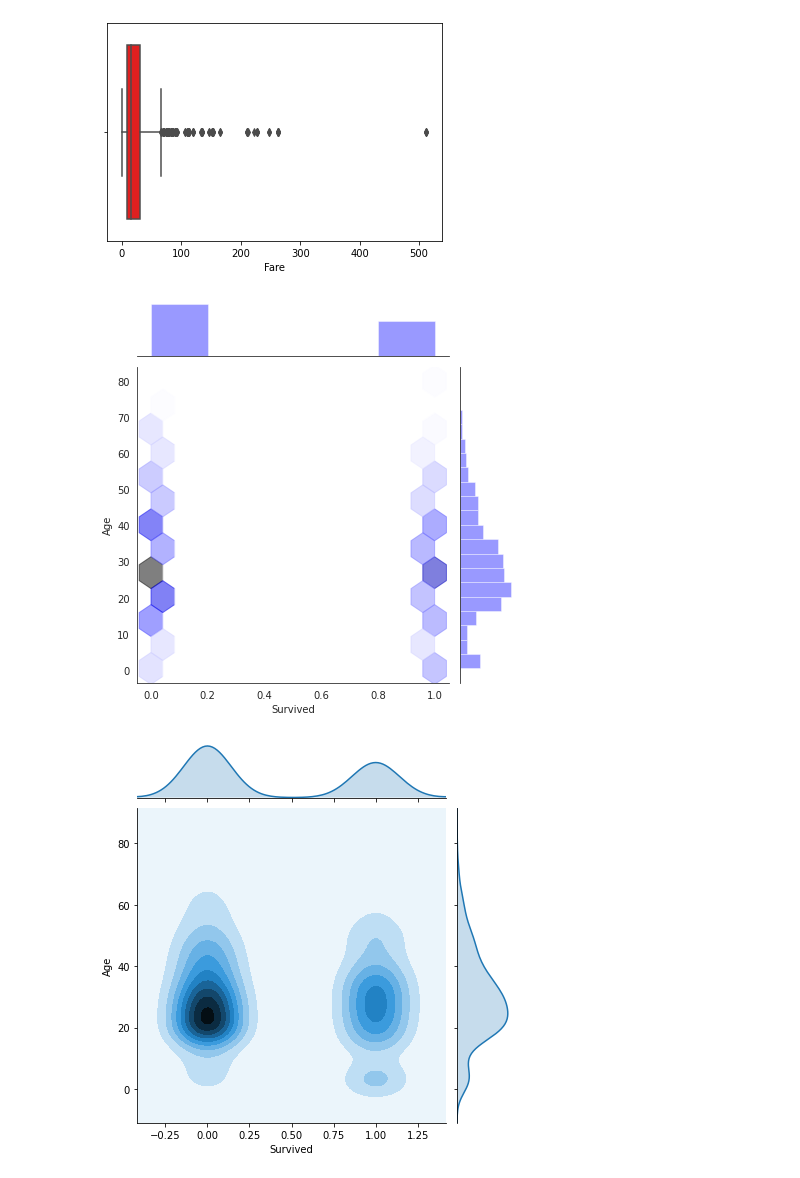
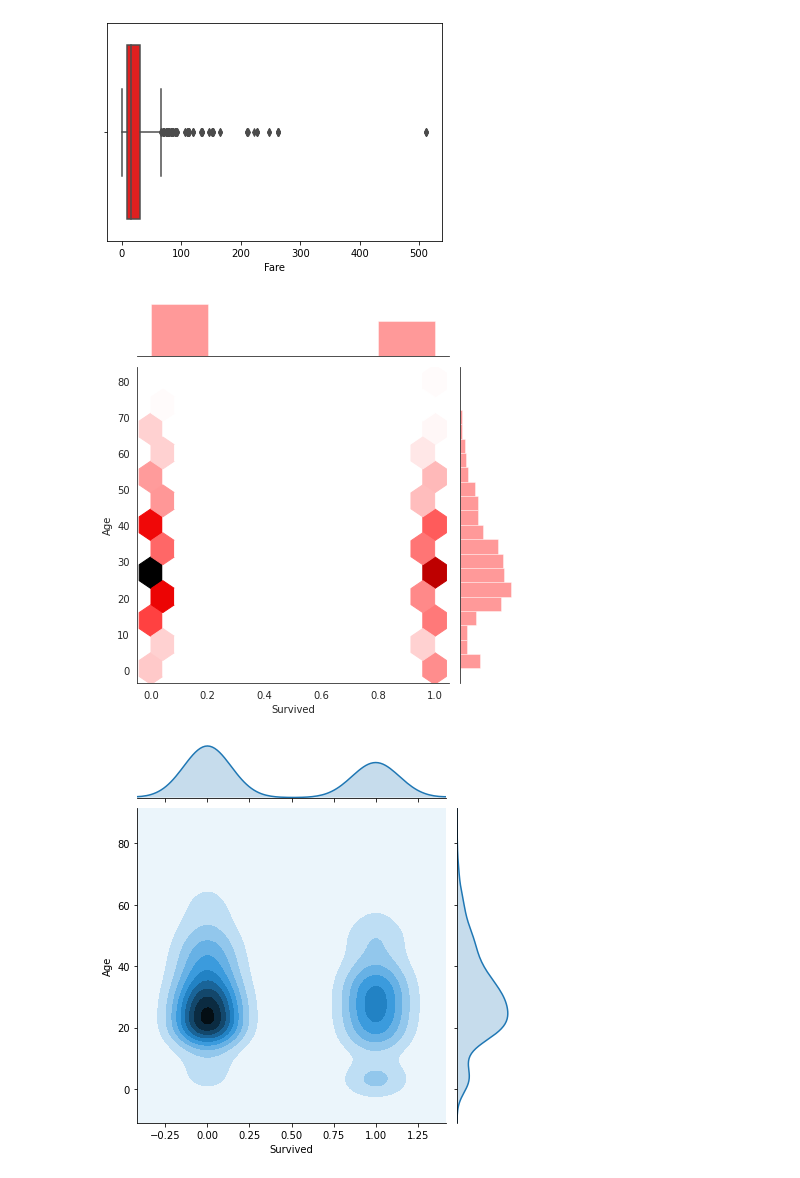
Before and after one commit to amcurley/GA_projects, a Jupyter notebook: Labs/2.01-lab-pandas-titanic/Submit_Titanic-Copy1.ipynb, the cells around one changed output. Saved outputs shown, nothing was run; the diff lists cells and outputs as text; code cells hidden in the pictures.

```diff
--- a/Labs/2.01-lab-pandas-titanic/Submit_Titanic-Copy1.ipynb
+++ b/Labs/2.01-lab-pandas-titanic/Submit_Titanic-Copy1.ipynb
@@ -543,8 +478,10 @@ sns.boxplot(train_df['Fare'], color='r');
 # %% [output]
 [figure]
 # %%
+# https://seaborn.pydata.org/tutorial/distributions.html
+# I really like this visualization
 with sns.axes_style("white"):
-    sns.jointplot(x=train_df['Survived'], y=train_df['Age'], kind="hex", color='b);
+    sns.jointplot(x=train_df['Survived'], y=train_df['Age'], kind="hex", color='r');
 # %% [output]
-[figure, old version]
+[figure, new version]
 # %%
```
Also changed, not shown: parts of 18 cells of this notebook.
